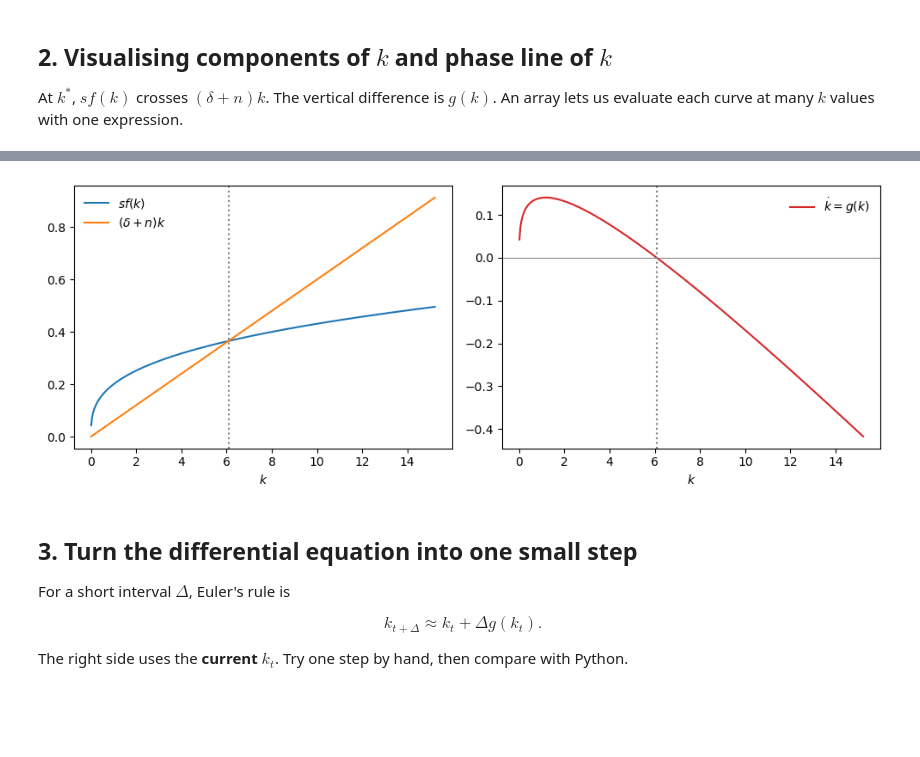
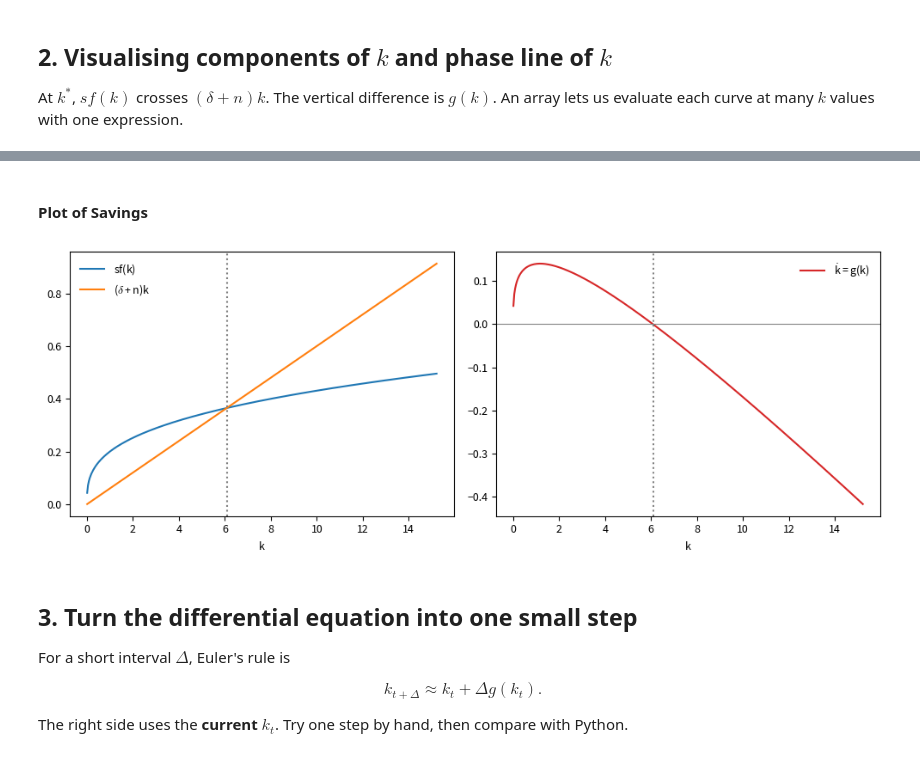
Before and after one commit to adityapolisetty/IB-PhD-Macroeconomics-1, a Jupyter notebook: public/notebooks/Tutorial_1.ipynb, the cells around one changed output, grey strips where cells are left out. Cells and saved outputs as stored; diff of their text form; code cells hidden in the pictures; blank space fills up the shorter version.

```diff
--- a/public/notebooks/Tutorial_1.ipynb
+++ b/public/notebooks/Tutorial_1.ipynb
@@ -1,3 +1,19 @@
+# %%
+# formatting for plots
+import matplotlib.pyplot as plt
+from matplotlib import font_manager
+
+# Use the course font in the font folder for all plot text
+FONT_PATH = 'font/SourceSansPro-Regular.ttf'
+font_manager.fontManager.addfont(FONT_PATH)
+FONT_NAME = font_manager.FontProperties(fname=FONT_PATH).get_name()
+plt.rcParams['font.family'] = FONT_NAME
+
+# Formulas in labels and legends ($sf(k)$ etc.) use the same font; only Regular exists, so math letters are upright
+plt.rcParams['mathtext.fontset'] = 'custom'
+plt.rcParams['mathtext.rm'] = FONT_NAME
+plt.rcParams['mathtext.it'] = FONT_NAME
+plt.rcParams['mathtext.bf'] = FONT_NAME
 # %% [markdown]
 # Tutorial 1 — Solow model with population growth
 
@@ -63,16 +83,19 @@ print('First five growth rates:', np.round(g(k_grid[:5]), 4))
+# %% [markdown]
+#### Plot of Savings
 # %%
 fig, axes = plt.subplots(1, 2, figsize=(10, 3.8))
-axes[0].plot(k_grid, S*f(k_grid), label=r'$sf(k)$')
+axes[0].plot(k_grid, s*f(k_grid), label=r'$sf(k)$')
 axes[0].plot(k_grid, (DELTA+N)*k_grid, label=r'$(\delta+n)k$')
 axes[1].plot(k_grid, g(k_grid), color='C3', label=r'$\dot k=g(k)$')
 axes[1].axhline(0, color='0.5', lw=0.8)
 for ax in axes:
     ax.axvline(k_star, color='0.5', ls=':')
     ax.set_xlabel('$k$')
     ax.legend(frameon=False)
-plt.tight_layout(); plt.show()
+plt.tight_layout();
+plt.show()
 # %% [output]
-[figure, old version]
+[figure, new version]
 # %% [markdown]
 ## 3. Turn the differential equation into one small step
 
```
Also changed, not shown: parts of 5 cells of this notebook, 2 other files.
